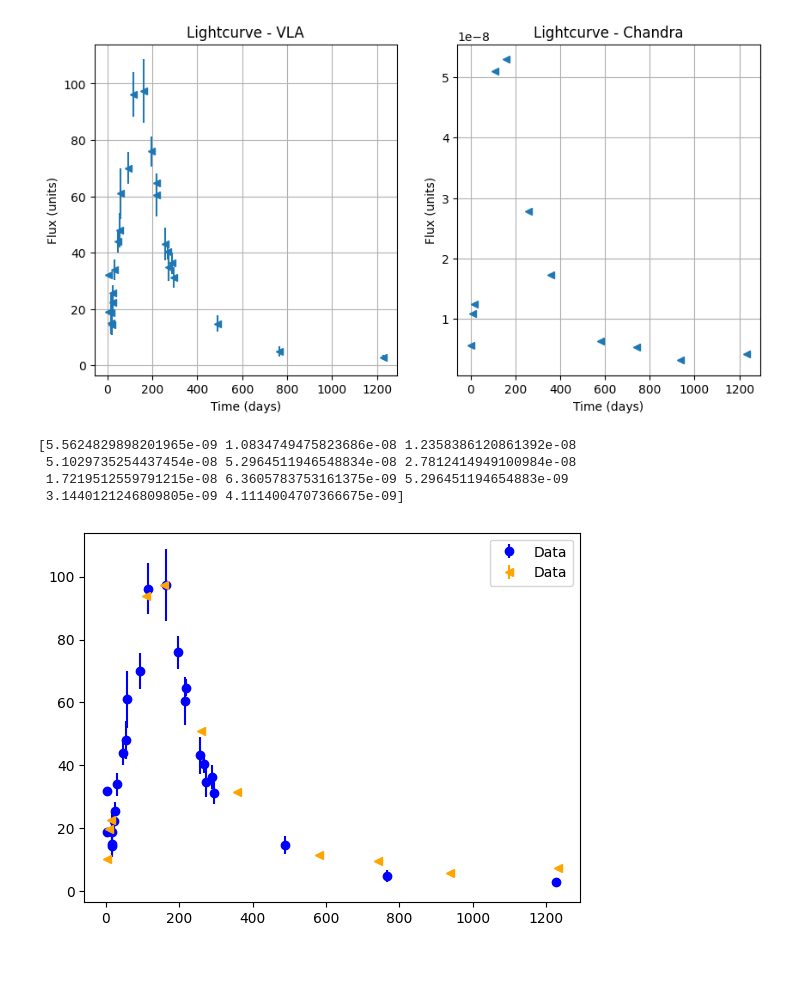
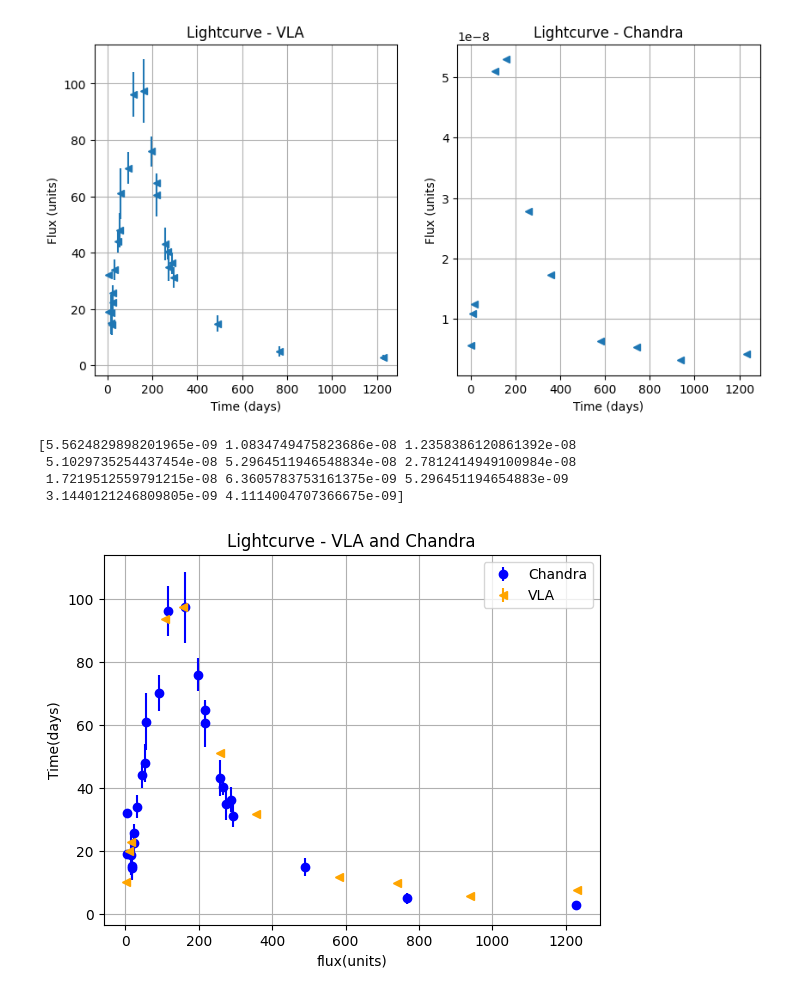
Before and after one commit to Osama-Bin-Lagging/KSP---Radio-Astronomy, a Jupyter notebook: Week 1/Week1.ipynb, the cells around one changed output. Drawn from its saved outputs; the diff is of its cells as text; code cells hidden in the pictures; blank space fills up the shorter version.

```diff
--- a/Week 1/Week1.ipynb
+++ b/Week 1/Week1.ipynb
@@ -194,15 +216,19 @@ plt.show()
 # %% [output]
 [figure]
 # %%
-plt.errorbar(data['T'][mask2],flux_data, yerr=np.array(data['FluxDErr'][mask2]), fmt='bo',label='Data')
+plt.errorbar(data['T'][mask2],flux_data, yerr=np.array(data['FluxDErr'][mask2]), fmt='bo',label='Chandra')
 factor = max(flux_data)/max(new_flux)
-plt.errorbar(data['T'][Chandra_mask2], factor * new_flux, yerr = np.array(data['FluxDErr'][Chandra_mask2]),color ='orange', fmt='<', label='Data')
+plt.errorbar(data['T'][Chandra_mask2], factor * new_flux, yerr = np.array(data['FluxDErr'][Chandra_mask2]),color ='orange', fmt='<', label='VLA')
 print(new_flux)
+plt.xlabel('flux(units)')
+plt.ylabel('Time(days)')
+plt.grid(True)
+plt.title('Lightcurve - VLA and Chandra')
 plt.legend()
 plt.show()
 # %% [output]
 [5.5624829898201965e-09 1.0834749475823686e-08 1.2358386120861392e-08
  5.1029735254437454e-08 5.2964511946548834e-08 2.7812414949100984e-08
  1.7219512559791215e-08 6.3605783753161375e-09 5.296451194654883e-09
  3.1440121246809805e-09 4.1114004707366675e-09]
-[figure, old version]
+[figure, new version]
```
Also changed, not shown: parts of 2 cells of this notebook, 6 other files.
